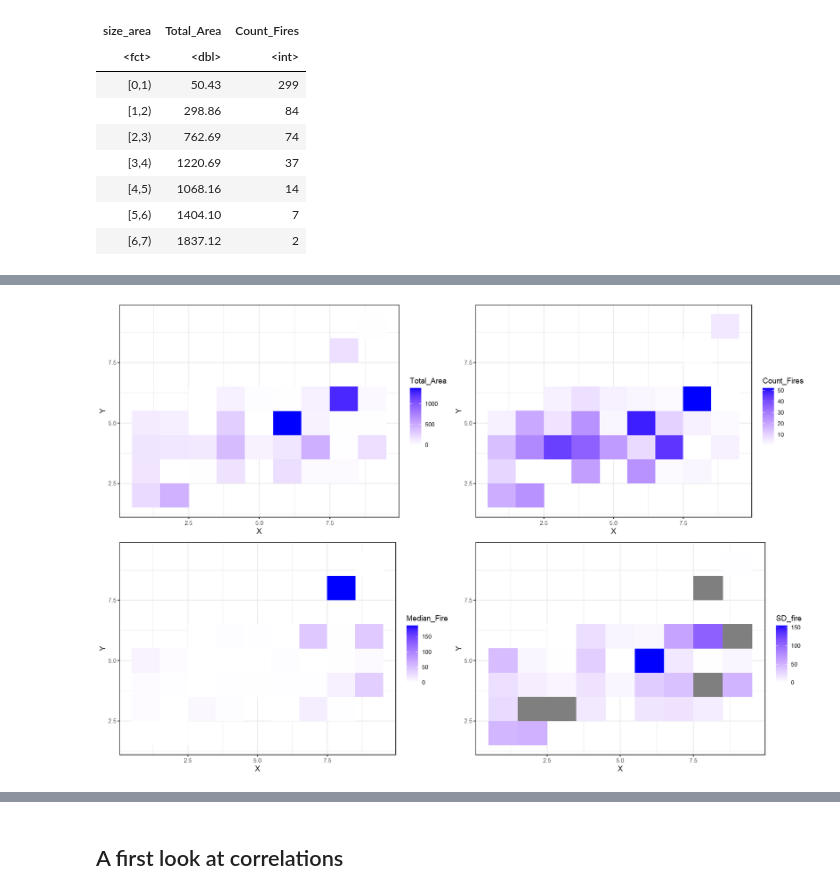
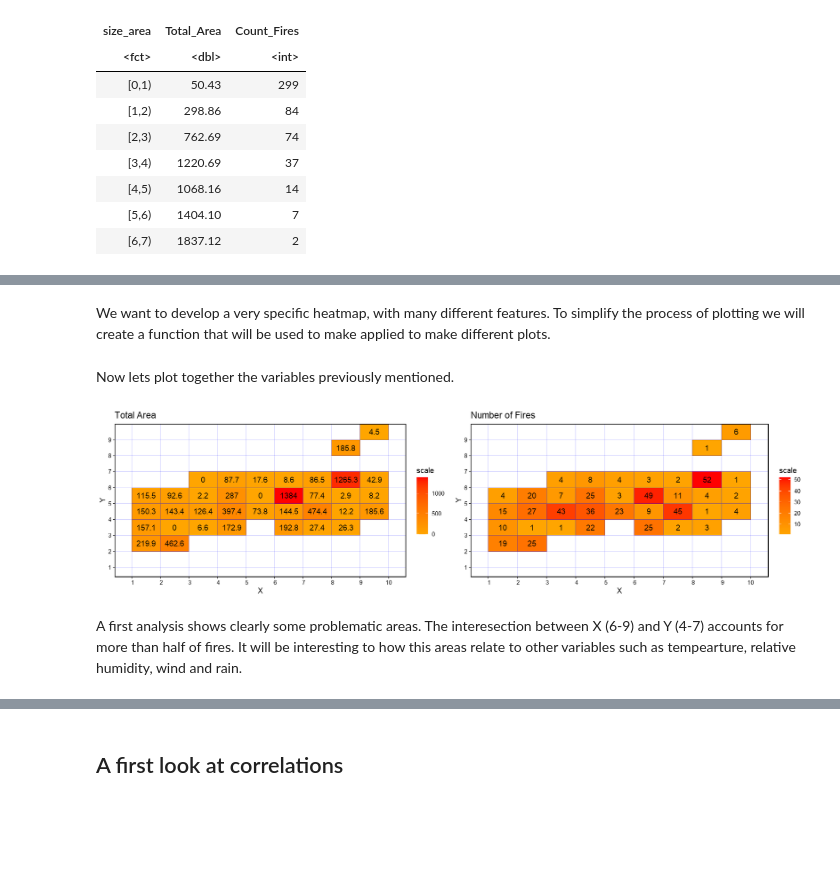
Before and after one commit to Agewerc/Bushfire-Analysis, a Jupyter notebook: Bushfire_Analysis_Area_Prediction.ipynb, the cells around one changed output, grey strips where cells are left out. Saved outputs shown, nothing was run; the diff lists cells and outputs as text; code cells hidden in the pictures; blank space fills up the shorter version.

Commit message:
Spatial and temporal Analysis - improvind charts

```diff
--- a/Bushfire_Analysis_Area_Prediction.ipynb
+++ b/Bushfire_Analysis_Area_Prediction.ipynb
@@ -116,15 +115,36 @@ df_spatial <- df_fires %>%
   group_by(X,Y) %>%
   summarize(Total_Area = sum(area, na.rm = TRUE),
             Count_Fires  = n(),
-            Median_Fire = median(area, na.rm = TRUE),
-            SD_fire = sd(area, na.rm = TRUE),
-            temp = sd(temp, na.rm = TRUE))
+            temp = median(temp, na.rm = TRUE),
+            RH = median(RH, na.rm = TRUE),
+            wind = median(wind, na.rm = TRUE),
+            rain = median(rain, na.rm = TRUE))
-# %%
-# options(repr.plot.width=15, repr.plot.height=10)
-Total.heatmap <- ggplot(data = df_spatial, mapping = aes(x = X, y = Y, fill = Total_Area)) + geom_tile()+ theme_bw() + scale_fill_gradient(low="white", high="blue")
-Count.heatmap <- ggplot(data = df_spatial, mapping = aes(x = X, y = Y, fill = Count_Fires)) + geom_tile() + theme_bw()+ scale_fill_gradient(low="white", high="blue")
-Median.heatmap <- ggplot(data = df_spatial, mapping = aes(x = X, y = Y, fill = Median_Fire)) + geom_tile() + theme_bw()+ scale_fill_gradient(low="white", high="blue")
-sd.heatmap <- ggplot(data = df_spatial, mapping = aes(x = X, y = Y, fill = SD_fire)) + geom_tile() + theme_bw()+ scale_fill_gradient(low="white", high="blue")
-grid.arrange(Total.heatmap, Count.heatmap, Median.heatmap, sd.heatmap,ncol=2, nrow = 2)
-# %% [output]
-[figure, removed]
+# %% [markdown]
+We want to develop a very specific heatmap, with many different features. To simplify the process of plotting we will create a function that will be used to make applied to make different plots.
+# %%
+areaheatplot <- function(scale, tittle)
+
+{
+    Total.heatmap <- ggplot(data = df_spatial, mapping = aes(x = X, y = Y, fill = scale)) +
+    ggtitle(tittle) +
+    geom_tile(position=position_nudge(x = 0.5, y= 0.5),  colour = "blue") +
+    theme_linedraw() +
+    theme(panel.grid.major = element_line(colour = "blue")) +
+    scale_fill_gradient(low="orange", high="red", na.value ="white") +
+    geom_text(aes(label = round(scale, 1)), position=position_nudge(x = 0.5, y= 0.5)) +
+    scale_x_discrete(breaks=seq(1, 10, 1), limits = seq(1, 10, 1))  +
+    scale_y_discrete(breaks=seq(1, 9, 1), limits = seq(1, 9, 1))
+    return (Total.heatmap)
+}
+# %% [markdown]
+Now lets plot together the variables previously mentioned.
+# %%
+area_plot <- areaheatplot(df_spatial$Total_Area, "Total Area")
+count_plot <- areaheatplot(df_spatial$Count_Fires, "Number of Fires")
+# %%
+options(repr.plot.width=15, repr.plot.height=4) # managing the size
+grid.arrange(area_plot, count_plot, nrow = 1, ncol = 2) # making the plot
+# %% [output]
+[figure, added]
+# %% [markdown]
+A first analysis shows clearly some problematic areas. The interesection between X (6-9) and Y (4-7) accounts for more than half of fires. It will be interesting to how this areas relate to other variables such as tempearture, relative humidity, wind and rain.
```
Also changed, not shown: parts of 13 cells of this notebook.
